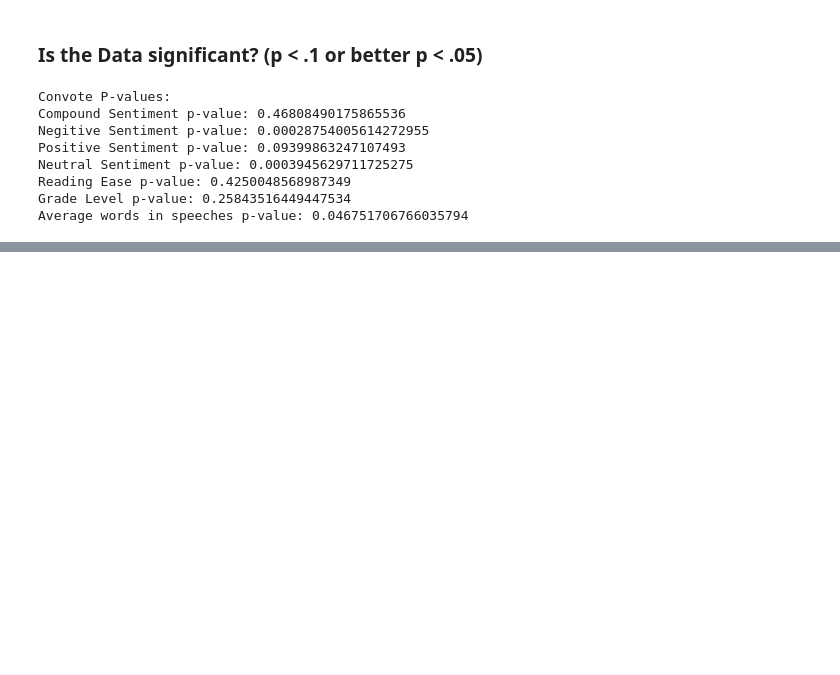
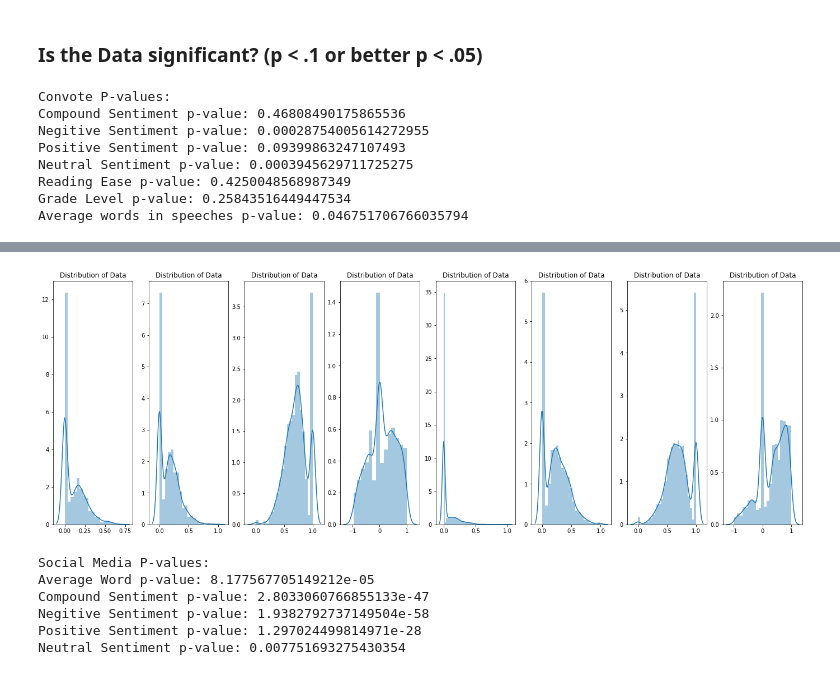
Before and after one commit to eltabre/PolitiGauge, a Jupyter notebook: notebooks/cleanedPipeline.ipynb, the cells around one changed output, grey strips where cells are left out. Cells and saved outputs as stored; diff of their text form; code cells hidden in the pictures; blank space fills up the shorter version.

```diff
--- a/notebooks/cleanedPipeline.ipynb
+++ b/notebooks/cleanedPipeline.ipynb
@@ -284,0 +472,32 @@ Average words in speeches p-value: 0.046751706766035794
+# %%
+showDist(sentimentScores)
+# %% [output]
+[figure, added]
+# %%
+print("Social Media P-values:")
+#Compound Sentiment
+stat, p = mannwhitneyu(socAvg[1], socAvg[2])
+print("Average Word p-value:", p)
+
+#Compound Sentiment
+stat, p = mannwhitneyu(sentimentScores[3], sentimentScores[7])
+print("Compound Sentiment p-value:", p)
+
+#Negitive Sentiment
+stat, p = mannwhitneyu(sentimentScores[0], sentimentScores[4])
+print("Negitive Sentiment p-value:", p)
+
+#Positive Sentiment
+stat, p = mannwhitneyu(sentimentScores[1], sentimentScores[5])
+print("Positive Sentiment p-value:", p)
+
+#Neutral Sentiment
+stat, p = mannwhitneyu(sentimentScores[2], sentimentScores[6])
+print("Neutral Sentiment p-value:", p)
+# %% [output]
+Social Media P-values:
+Average Word p-value: 8.177567705149212e-05
+Compound Sentiment p-value: 2.8033060766855133e-47
+Negitive Sentiment p-value: 1.9382792737149504e-58
+Positive Sentiment p-value: 1.297024499814971e-28
+Neutral Sentiment p-value: 0.007751693275430354
```
Also changed, not shown: parts of 15 cells of this notebook.
